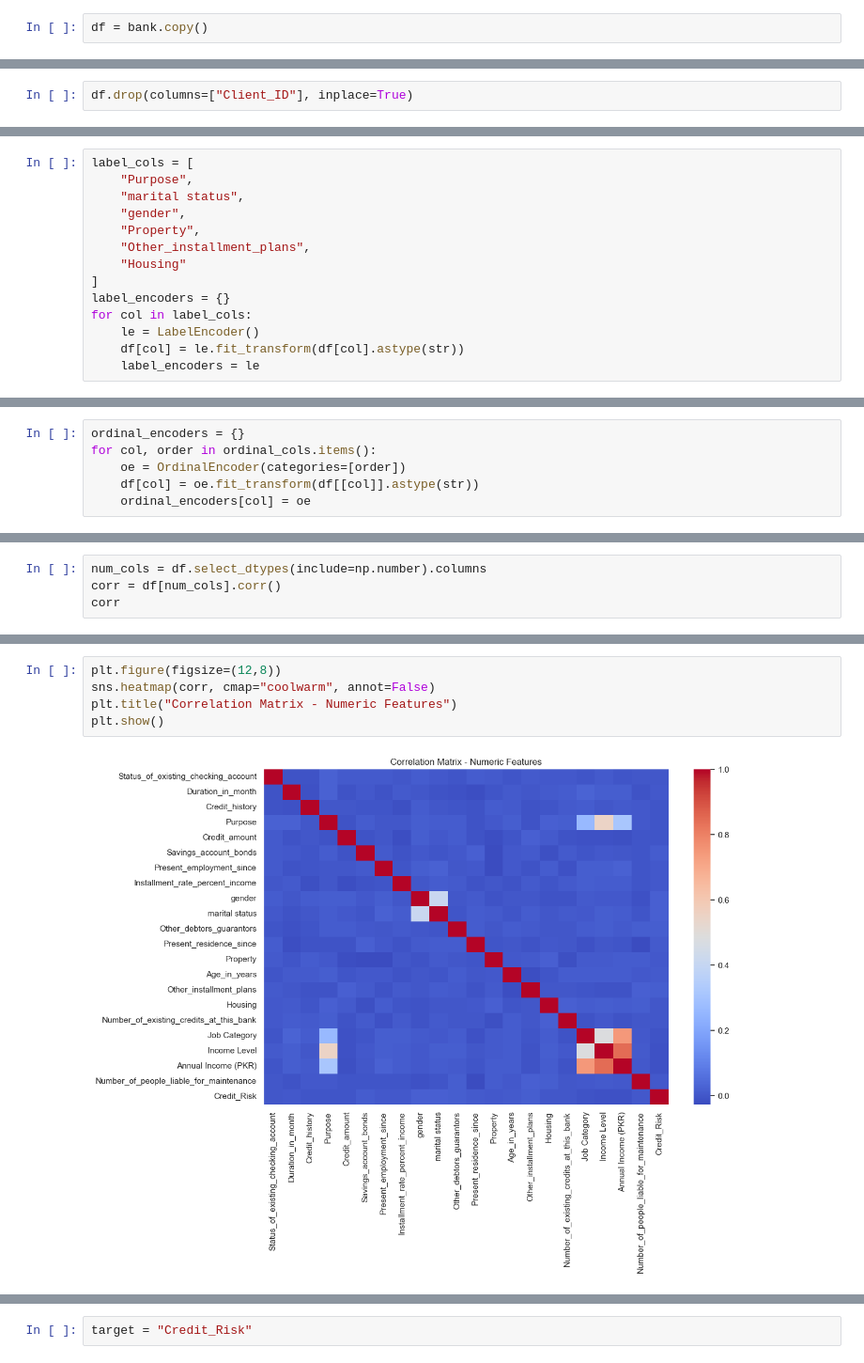
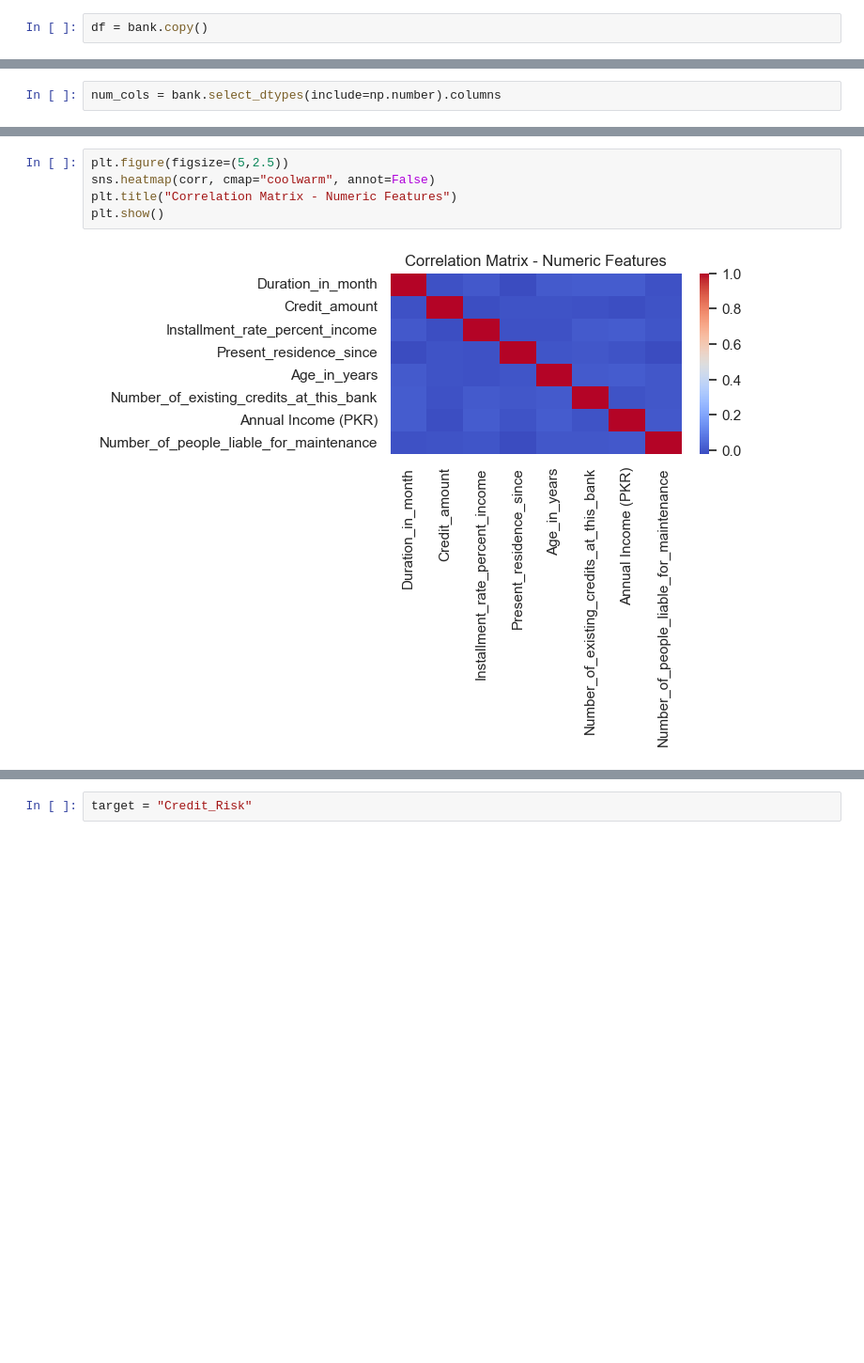
Before and after one commit to atifsalam78/Machine_Learning, a Jupyter notebook: bank_customer_updated.ipynb, the cells around one changed output, grey strips where cells are left out. Shown at 94% size. Cells and saved outputs as stored; diff of their text form; blank space fills up the shorter version.

Commit message:
update transformation and model selection

```diff
--- a/bank_customer_updated.ipynb
+++ b/bank_customer_updated.ipynb
@@ -37,2 +17,0 @@ df.head()
-# %%
-df.drop(columns=["Client_ID"], inplace=True)
@@ -41,14 +17,0 @@ df.drop(columns=["Client_ID"], inplace=True)
-# %%
-label_cols = [
-    "Purpose",
-    "marital status",
-    "gender",
-    "Property",
-    "Other_installment_plans",
-    "Housing"
-]
-label_encoders = {}
-for col in label_cols:
-    le = LabelEncoder()
-    df[col] = le.fit_transform(df[col].astype(str))
-    label_encoders = le
@@ -121,7 +18 @@ ordinal_cols = {
-# %%
-ordinal_encoders = {}
-for col, order in ordinal_cols.items():
-    oe = OrdinalEncoder(categories=[order])
-    df[col] = oe.fit_transform(df[[col]].astype(str))
-    ordinal_encoders[col] = oe
 # %%
@@ -180,4 +67,2 @@ df.describe(include=[np.number])
 # %%
-num_cols = df.select_dtypes(include=np.number).columns
-corr = df[num_cols].corr()
-corr
+num_cols = bank.select_dtypes(include=np.number).columns
@@ -202,8 +82,8 @@ corr
 # %%
-plt.figure(figsize=(12,8))
+plt.figure(figsize=(5,2.5))
 sns.heatmap(corr, cmap="coolwarm", annot=False)
 plt.title("Correlation Matrix - Numeric Features")
 plt.show()
 # %% [output]
-[figure, old version]
+[figure, new version]
 # %% [markdown]
```
Also changed, not shown: parts of 144 cells of this notebook, 3 other files.
